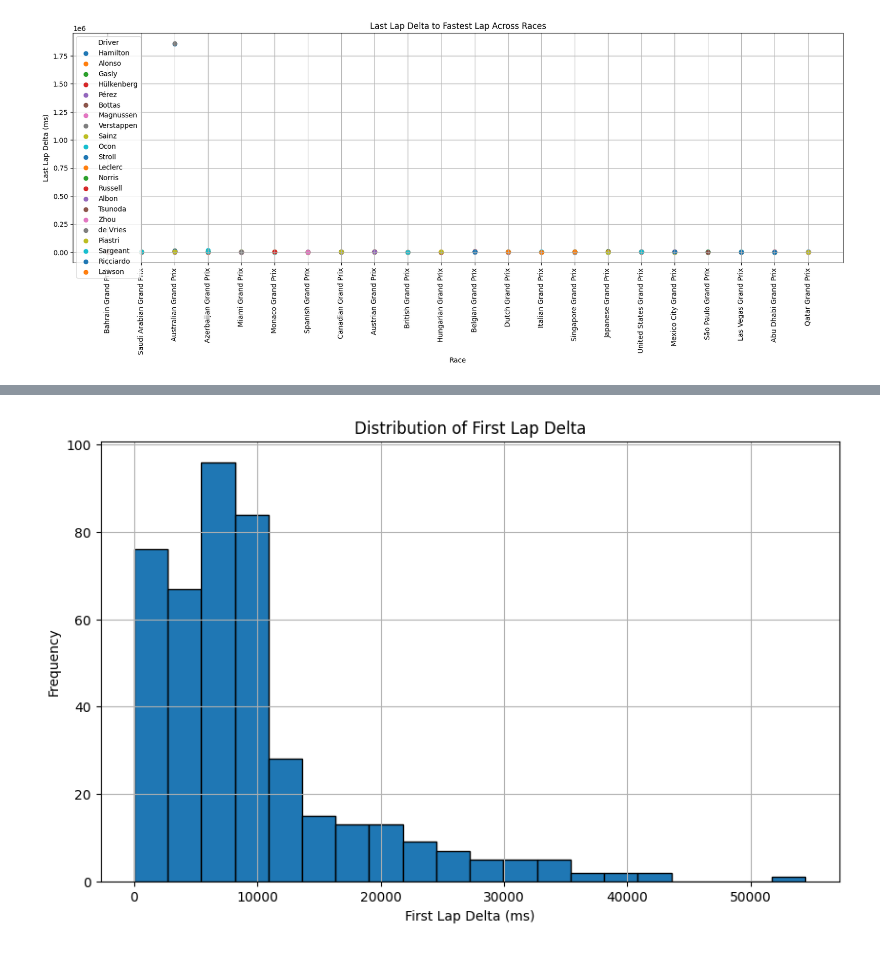
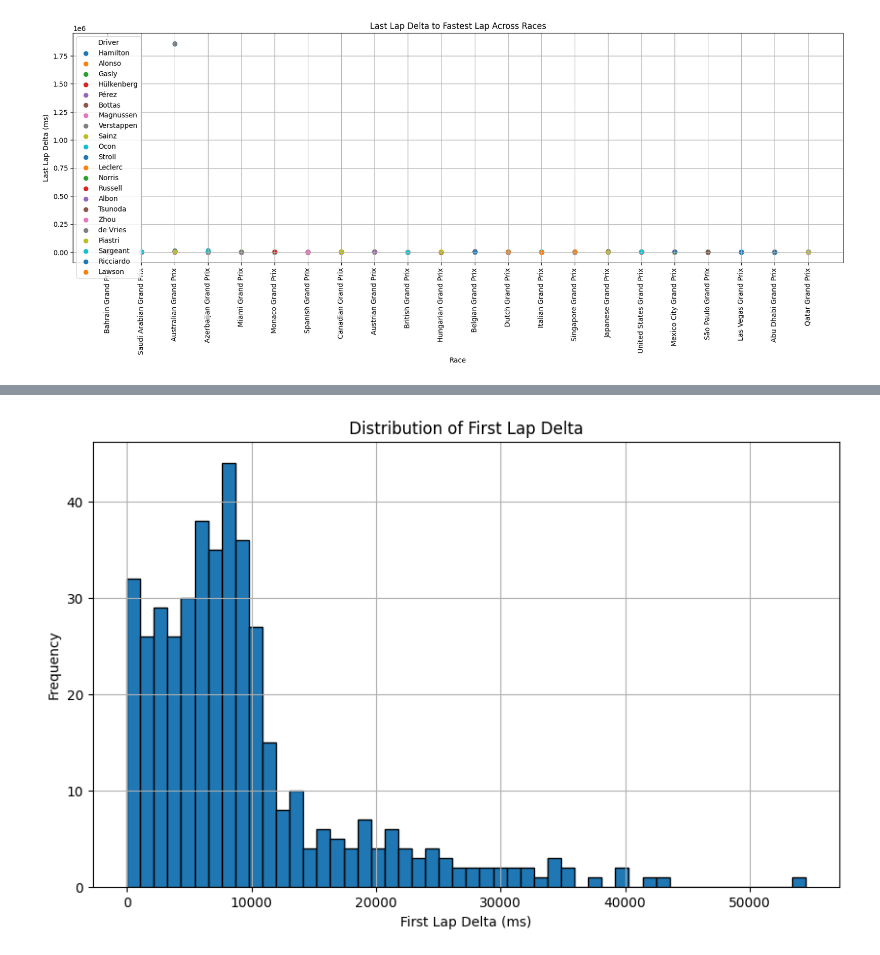
Before and after one commit to MichaelAngeloTheFirst/Formula1-Dataset-Exploration, a Jupyter notebook: f1_times.ipynb, the cells around one changed output, grey strips where cells are left out. Saved outputs shown, nothing was run; the diff lists cells and outputs as text; code cells hidden in the pictures.

Commit message:
More charts

```diff
--- a/f1_times.ipynb
+++ b/f1_times.ipynb
@@ -318,12 +364,12 @@ plt.show()
 # %%
 plt.figure(figsize=(10, 6))
-plt.hist(times_delta['firstLapDelta'], bins=20, edgecolor='black')
+plt.hist(times_delta['firstLapDelta'], bins=50, edgecolor='black')
 plt.xlabel('First Lap Delta (ms)')
 plt.ylabel('Frequency')
 plt.title('Distribution of First Lap Delta')
 plt.grid(True)
 plt.show()
 # %% [output]
-[figure, old version]
+[figure, new version]
 # %%
 plt.figure(figsize=(10, 6))
```
Also changed, not shown: parts of 4 cells of this notebook.
